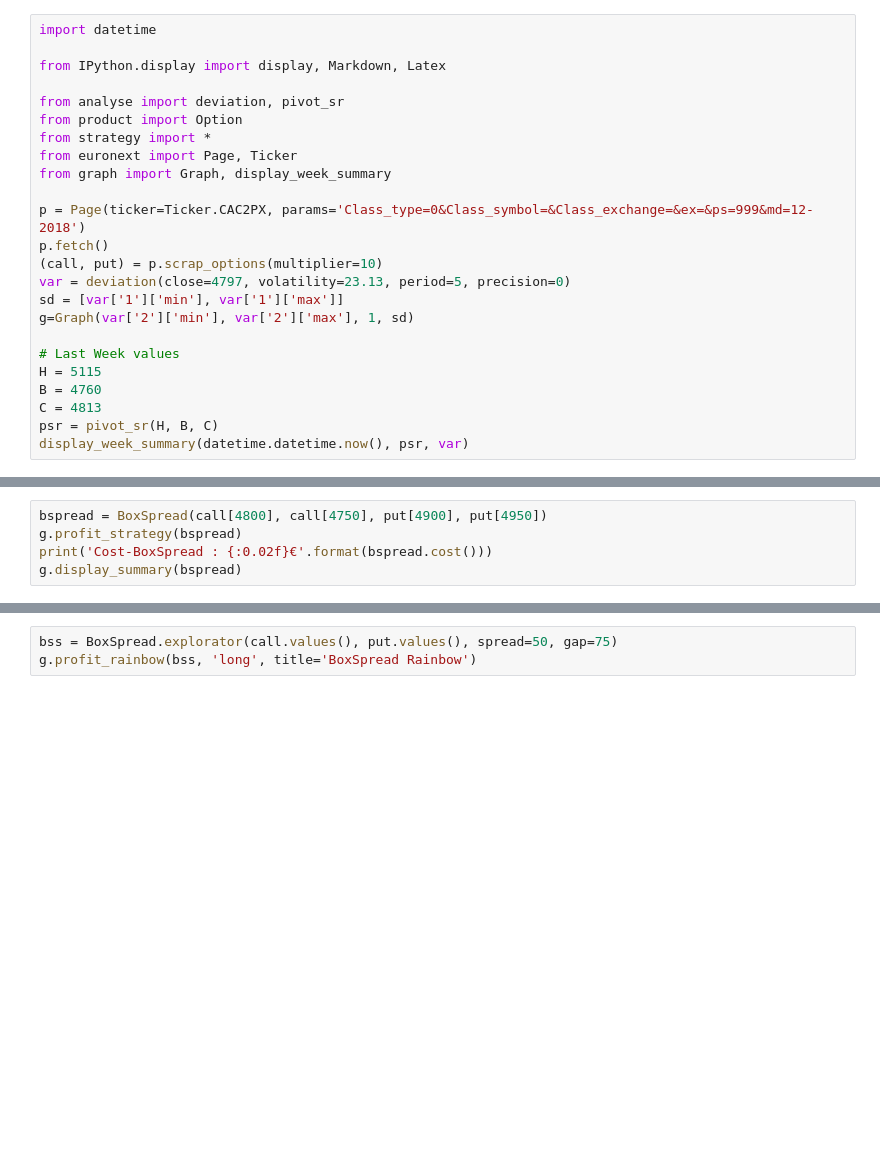
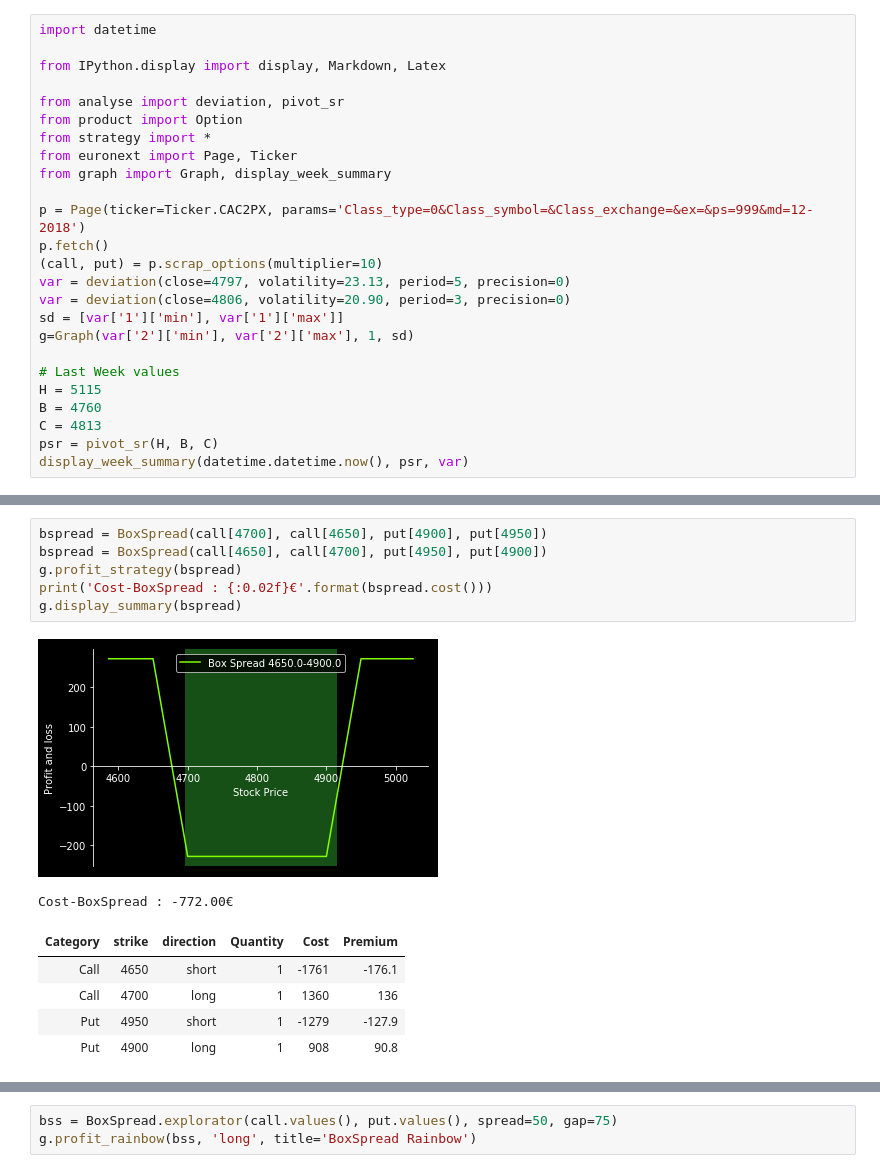
Before and after one commit to splanquart/spoption, a Jupyter notebook: boxspread_chooser.ipynb, the cells around one changed output, grey strips where cells are left out. Drawn from its saved outputs; the diff is of its cells as text; blank space fills up the shorter version.

```diff
--- a/boxspread_chooser.ipynb
+++ b/boxspread_chooser.ipynb
@@ -13,6 +13,7 @@ p = Page(ticker=Ticker.CAC2PX, params='Class_type=0&Class_symbol=&Class_exchange
 p.fetch()
 (call, put) = p.scrap_options(multiplier=10)
 var = deviation(close=4797, volatility=23.13, period=5, precision=0)
+var = deviation(close=4806, volatility=20.90, period=3, precision=0)
 sd = [var['1']['min'], var['1']['max']]
 g=Graph(var['2']['min'], var['2']['max'], 1, sd)
 
@@ -80,5 +59,14 @@ pv-max: 2551.0 €
 # %%
-bspread = BoxSpread(call[4800], call[4750], put[4900], put[4950])
+bspread = BoxSpread(call[4700], call[4650], put[4900], put[4950])
+bspread = BoxSpread(call[4650], call[4700], put[4950], put[4900])
 g.profit_strategy(bspread)
 print('Cost-BoxSpread : {:0.02f}€'.format(bspread.cost()))
 g.display_summary(bspread)
+# %% [output]
+[figure, added]
+Cost-BoxSpread : -772.00€
+| Category | strike | direction | Quantity | Cost | Premium |
+| Call | 4650 | short | 1 | -1761 | -176.1 |
+| Call | 4700 | long | 1 | 1360 | 136 |
+| Put | 4950 | short | 1 | -1279 | -127.9 |
+| Put | 4900 | long | 1 | 908 | 90.8 |
```
Also changed, not shown: parts of 6 cells of this notebook, 1 other file.
